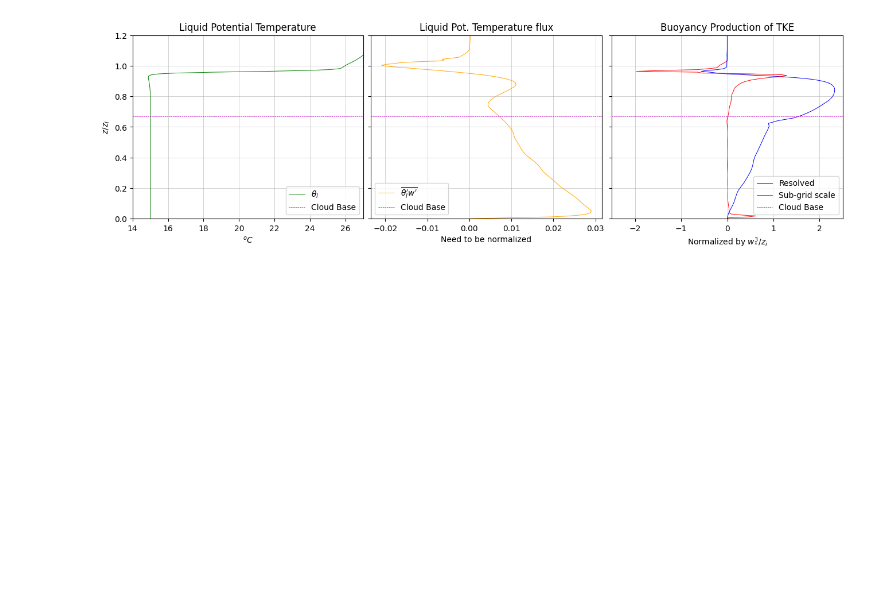
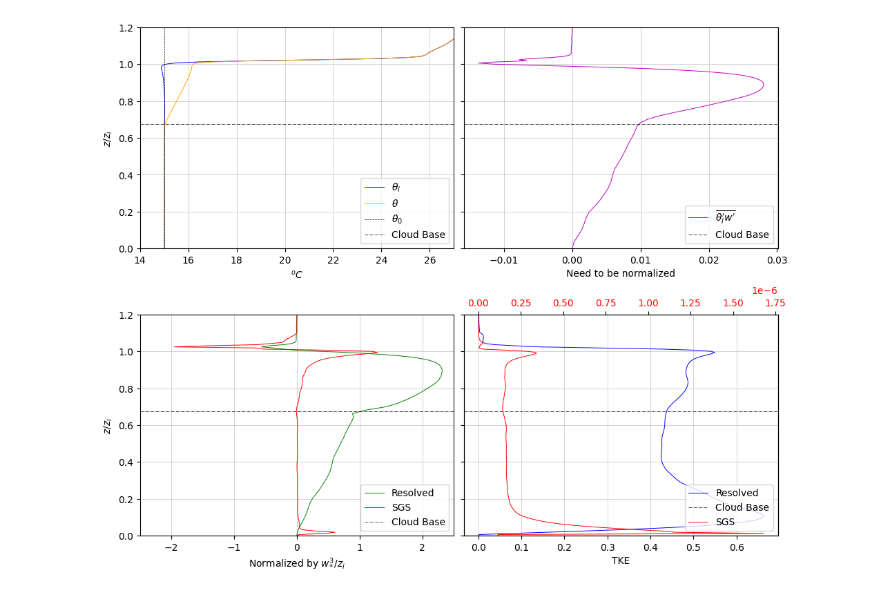
Before and after one commit to ChrisPhys97/Bachelor-Thesis, a Jupyter notebook: TKE-Buoyancy Results.ipynb, the cells around one changed output. Cells and saved outputs as stored; diff of their text form; code cells hidden in the pictures; blank space fills up the shorter version.

```diff
--- a/TKE-Buoyancy Results.ipynb
+++ b/TKE-Buoyancy Results.ipynb
@@ -6,45 +6,55 @@ import matplotlib.colors as mcolors
 import requests
 import xarray as xr
 # %%
-from matplotlib import legend
 #---Cloud base (last time steo)---
-zi=835
+zi=830
 c_base=560/zi
 
 #---Normalization (last time step)---
 w_star=0.71
 norm=w_star**3/zi
 
 #---Buoyancy data---
-url4="https://raw.githubusercontent.com/ChrisPhys97/Bachelor-Thesis/refs/heads/main/data/TKE_Buoyancy_data.nc"
+url4="https://raw.githubusercontent.com/ChrisPhys97/Bachelor-Thesis/refs/heads/main/data/Buoyancy_TKE_FLUX_data.nc"
 response=requests.get(url4)
 data=response.content
 bf=xr.open_dataset(io.BytesIO(data),engine="h5netcdf")
+theta0=bf.PTL.values[0]-273.15
+fig,ax=plt.subplots(2,2,figsize=(10,8),constrained_layout=True)
 
-fig,ax=plt.subplots(1,3,figsize=(13,4),constrained_layout=True)
-ax[0].plot(bf.PTL.values-273.15,bf.z.values,linewidth=0.7,color="g",label=r"$\theta_l$")
-ax[1].plot(bf.PTLflux.values,bf.z.values,color="orange",linewidth=0.7,label=r"$\overline{\theta_l^\prime w^\prime}$")
-ax[2].plot(bf.BFRES.values/norm,bf.z.values,linewidth=0.7,color="b",label="Resolved")
-ax[2].plot(bf.BFSGS.values/norm,bf.z.values,linewidth=0.7,color="r",label="Sub-grid scale")
-ax[1].set_yticklabels([])
-ax[2].set_yticklabels([])
-ax[0].set_title("Liquid Potential Temperature")
-ax[1].set_title(r"Liquid Pot. Temperature flux")
-ax[2].set_title(r"Buoyancy Production of TKE")
-xlabels=["${}^oC$","Need to be normalized","Normalized by $w_{*}^{3}/z_{i}$"]
+ax[0,0].plot(bf.PTL.values-273.15,bf.z.values,linewidth=0.7,color="b",label=r"$\theta_l$")
+ax[0,0].plot(bf.PT.values-273.15,bf.z.values,color="orange",linewidth=0.7,label=r"$\theta$")
+ax[0,1].plot(bf.PTLW.values,bf.z.values,color="m",linewidth=0.7,label=r"$\overline{\theta_l^\prime w^\prime}$ ")
+ax[0,1].set_yticklabels([])
+ax[1,0].plot(bf.BFRES.values/norm,bf.z.values,linewidth=0.7,color="g",label="Resolved")
+ax[1,0].plot(bf.BFSGS.values/norm,bf.z.values,linewidth=0.7,color="r",label="SGS")
+ax[1,1].plot(bf.TKERES.values, bf.z.values, linewidth=0.7, color="b", label="Resolved")
+ax[1,1].set_yticklabels([])
+# Create secondary x-axis for ax[1,1] (SGS TKE)
+ax_twin = ax[1,1].twiny()
+ax_twin.plot(bf.TKESGS.values, bf.z.values, linewidth=0.7, color="r", label="SGS")
+ax_twin.tick_params(axis='x', labelcolor='r')
+ax_twin.xaxis.set_ticks_position('top')
+ax_twin.xaxis.set_label_position('top')
+
+xlabels=["${}^oC$","Need to be normalized","Normalized by $w_{*}^{3}/z_{i}$","TKE"]
+ax[0,0].axvline(x=theta0,linewidth=0.5,color="k",label="$\\theta_0$",linestyle="--")
 i=0
-for labels in xlabels:
-  ax[i].set_xlabel(labels)
-  ax[i].set_ylim([0,1.2])
-  ax[i].grid(True,linewidth=0.5,alpha=0.8)
-  ax[i].axhline(y=c_base,linewidth=0.5,color="m",label="Cloud Base",linestyle="--")
+for a_single_ax in ax.flat:
+  a_single_ax.set_ylim([0,1.2])
+  a_single_ax.set_xlabel(xlabels[i])
+  a_single_ax.grid(True,linewidth=0.5,alpha=0.8)
+  a_single_ax.axhline(y=c_base,linewidth=0.5,color="k",label="Cloud Base",linestyle="-.")
+  if a_single_ax != ax[1,1]:
+      a_single_ax.legend(loc="lower right")
   i+=1
-ax[0].set_xlim([14,27])
-ax[2].set_xlim([-2.5,2.5])
-ax[0].legend(loc="lower right")
-ax[1].legend(loc="lower left")
-ax[2].legend(loc="lower right")
-ax[0].set_ylabel("$z/z_i$")
+handles1, labels1 = ax[1,1].get_legend_handles_labels()
+handles2, labels2 = ax_twin.get_legend_handles_labels()
+ax[1,1].legend(handles1 + handles2, labels1 + labels2, loc='lower right')
+ax[0,0].set_xlim([14,27])
+ax[1,0].set_xlim([-2.5,2.5])
+ax[0,0].set_ylabel("$z/z_i$")
+ax[1,0].set_ylabel("$z/z_i$")
 plt.show()
 # %% [output]
-[figure, old version]
+[figure, new version]
```
